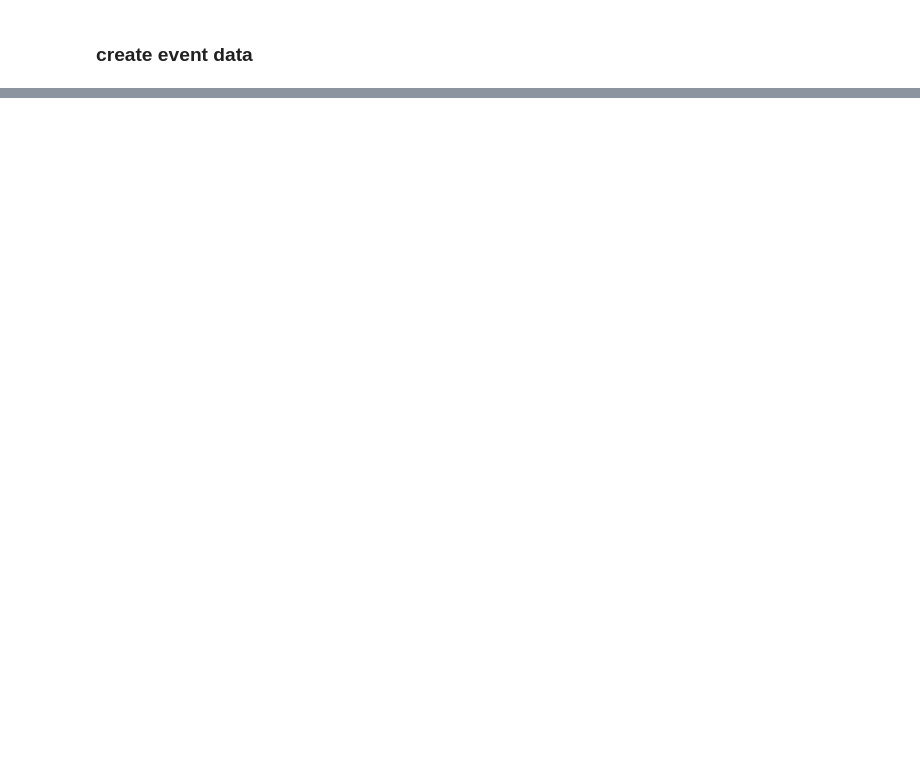
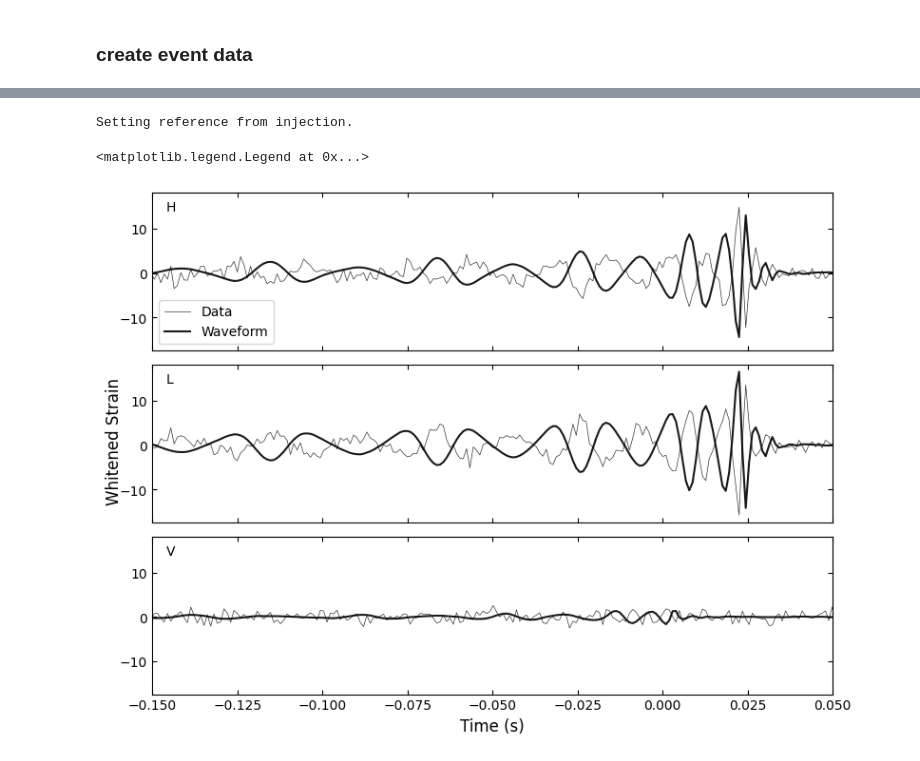
Before and after one commit to abbyw24/gw-parameter-estimation, a Jupyter notebook: notebooks/lensed_waveforms.ipynb, the cells around one changed output, grey strips where cells are left out. Cells and saved outputs as stored; diff of their text form; code cells hidden in the pictures; blank space fills up the shorter version.

```diff
--- a/notebooks/lensed_waveforms.ipynb
+++ b/notebooks/lensed_waveforms.ipynb
@@ -94,0 +147,47 @@ for p, label, c in zip([post, post_lensed], ['Unlensed', 'Lensed'], ['cornflower
+# %%
+# now load the event data that we just saved to the .npz
+fn = os.path.join(os.getcwd(), rundir, eventname)
+if os.path.exists(fn+'.npz'):
+    event_data = cogwheel.data.EventData.from_npz(fn)
+    #   this event_data.strain has already been lensed ! (but I forgot this!)
+else:
+    # generate new (unlensed) event data
+    print(f"event_data does not exist at {fn}")
+    # event_data = create_event_data() ...
+    #   this is unlensed
+
+# "Type II lens" the signal
+event_data.strain *= 1j
+# !! This is where I went wrong in my code---this event_data.strain is already lensed when I load it, but I still
+#   multiply by i (so it's been multiplied by i twice i.e. flipped sign) and this is why the
+#   waveform from the par_dic_0 is antiphase with the event data strain.
+# %%
+# get the best-fit waveform from the injected parameters:
+#   the injection doesn't "know" that we've lensed the signal
+injection_dict = event_data.get_init_dict()['injection']
+injected_par_dic = injection_dict['par_dic']
+mchirp = cogwheel.gw_utils.m1m2_to_mchirp(injected_par_dic['m1'], injected_par_dic['m2'])
+post = cogwheel.posterior.Posterior.from_event(event_data, mchirp, injection_dict['approximant'], prior_class)
+coherent_score = CoherentScoreLensing(**post.likelihood.coherent_score.get_init_dict())
+lensing_likelihood = post.likelihood.reinstantiate(coherent_score=coherent_score)
+# %% [output]
+Setting reference from injection.
+# %%
+fig = post.likelihood._setup_data_figure((8,6))
+axs = fig.get_axes()
+
+# apply a small time shift to align the relative binning
+times = event_data.times - event_data.tcoarse
+# strain
+data_t_wht = event_data.get_whitened_td(event_data.strain)
+# model waveform
+wf_t_wht = event_data.get_whitened_td(lensing_likelihood._get_h_f(lensing_likelihood.par_dic_0))
+
+for ax, data_det, wf_det in zip(axs, data_t_wht, wf_t_wht):
+    ax.plot(times, data_det, c='k', alpha=0.8, lw=0.5, label='Data')
+    ax.plot(times, wf_det, c='k', alpha=0.9, label='Waveform')
+    ax.set_xlim(-0.15, 0.05)
+axs[0].legend()
+# %% [output]
+<matplotlib.legend.Legend at 0x...>
+[figure, added]
```
Also changed, not shown: parts of 12 cells of this notebook, 3 other files.
